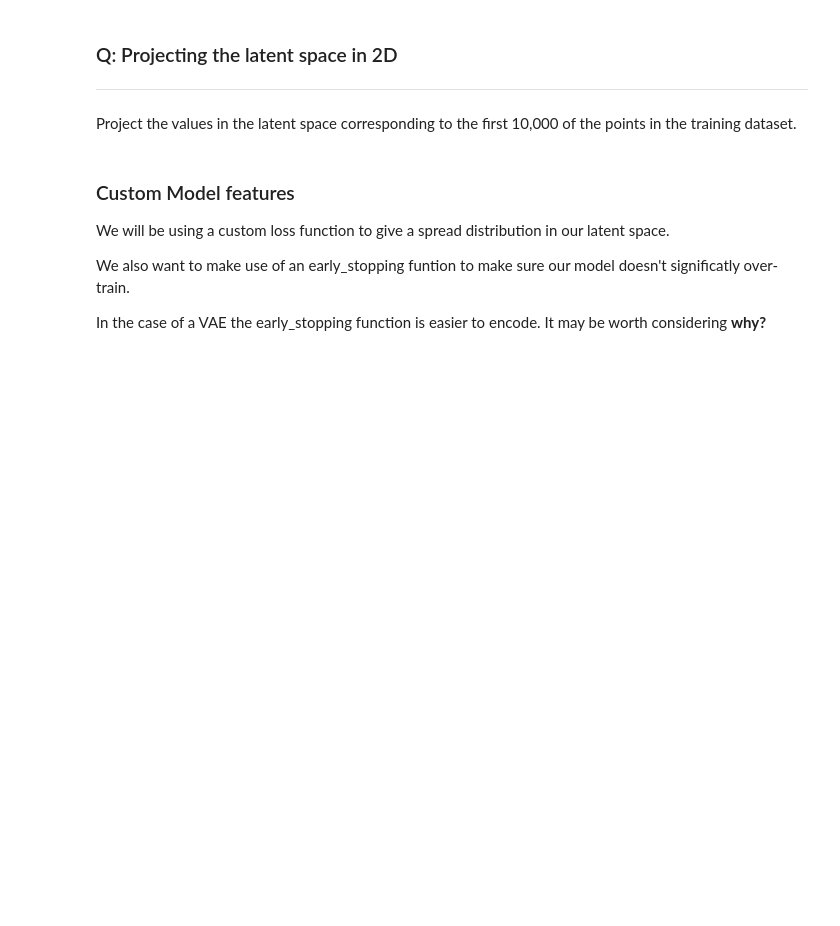
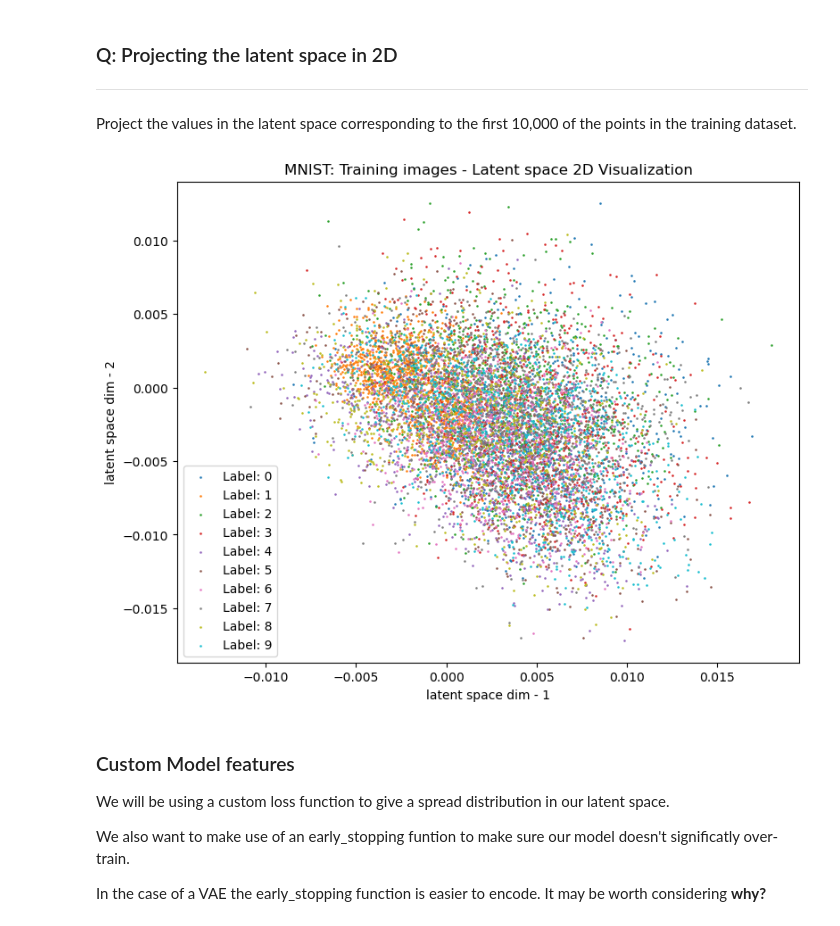
Before and after one commit to wly-wang/DAML23-24, a Jupyter notebook: Wk6/CNN_Questions.ipynb, the cells around one changed output. Saved outputs shown, nothing was run; the diff lists cells and outputs as text; code cells hidden in the pictures; blank space fills up the shorter version.

```diff
--- a/Wk6/CNN_Questions.ipynb
+++ b/Wk6/CNN_Questions.ipynb
@@ -544,23 +670,24 @@ Project the values in the latent space corresponding to the first 10,000 of the
 # %%
 # Visualize latent space of training images-
 plt.figure(figsize = (9, 7))
-y_labels=np.argmax(y_train, axis = 1)
-x = []
-y = []
+y_labels=np.argmax(y_train[:10000], axis = 1)
+
 for i in range(10):
     x = []
     y = []
     mask = y_labels == i
     for j in encoded_X_train[mask]:
         proj_lat_pt = j[:2]
         x.append(proj_lat_pt[0])
         y.append(proj_lat_pt[1])
-    plt.scatter(x, y, s=0.7, label='Label: %s' % j)
+    plt.scatter(x, y, s=0.7, label='Label: %s' % i)
 plt.xlabel("latent space dim - 1")
 plt.ylabel("latent space dim - 2")
 plt.legend()
 plt.title("MNIST: Training images - Latent space 2D Visualization")
 plt.show()
+# %% [output]
+[figure, added]
 # %% [markdown]
 ### Custom Model features
 
```
Also changed, not shown: parts of 38 cells of this notebook.
